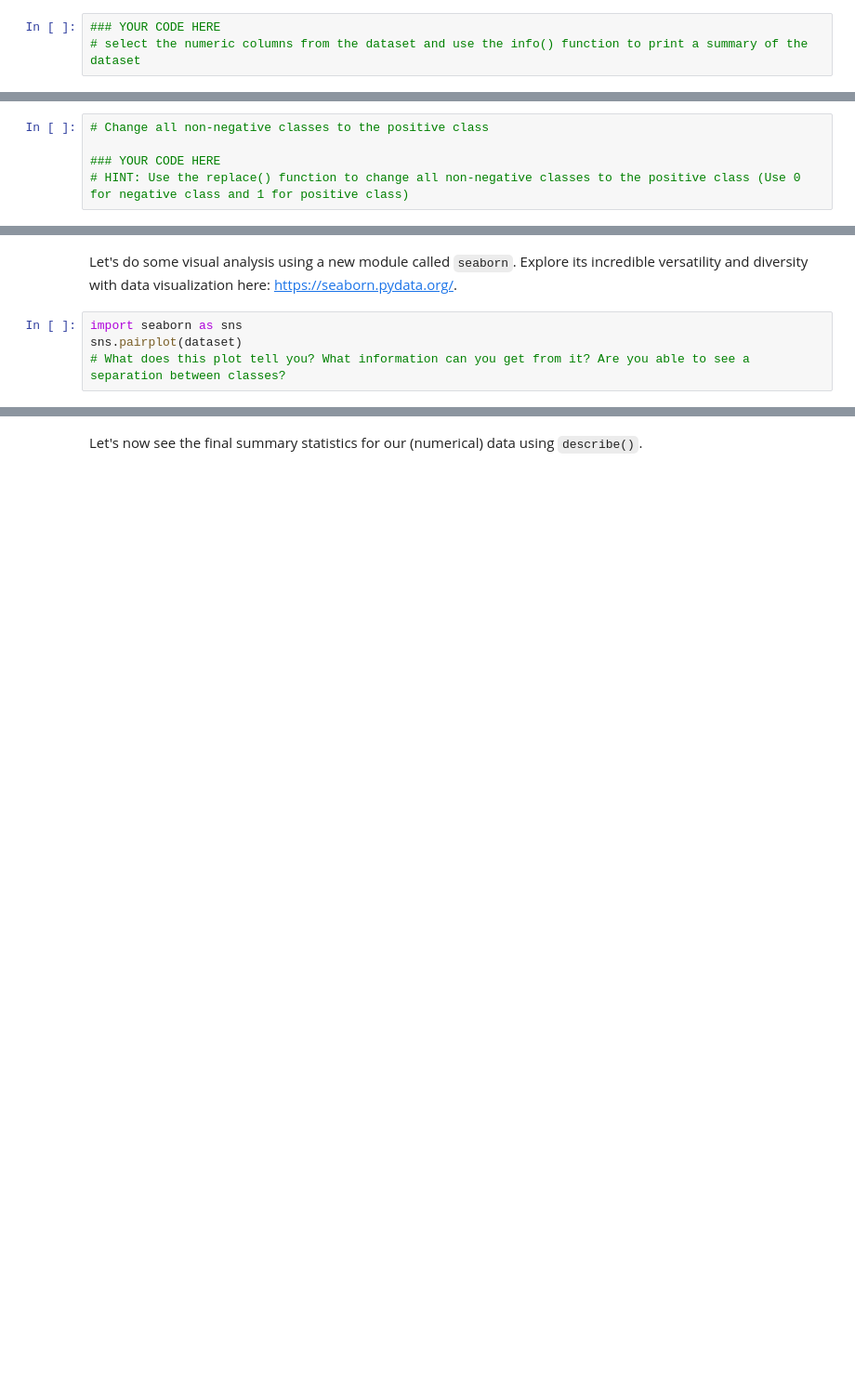
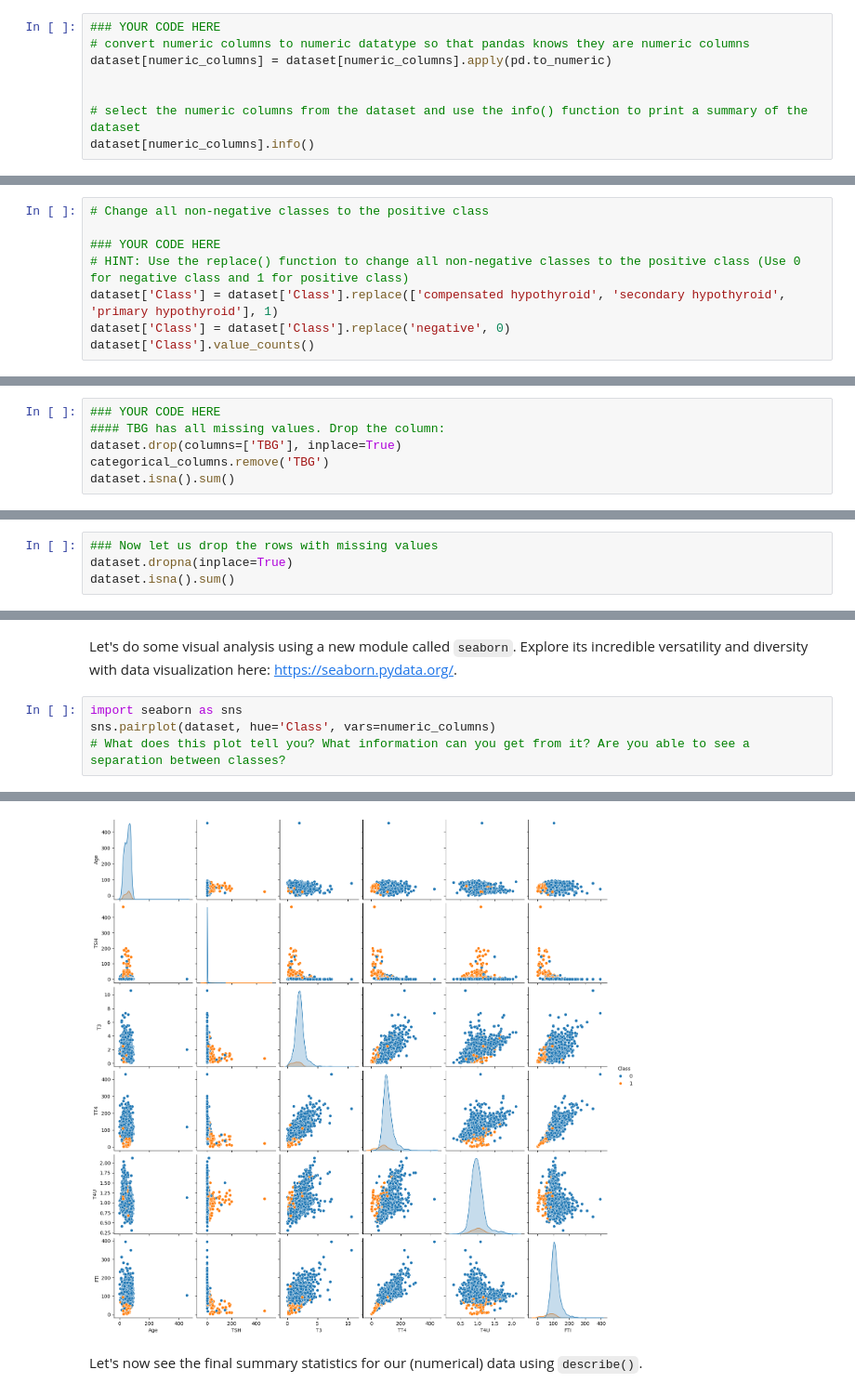
Before and after one commit to KaileyLiou/Medlytics-Fall, a Jupyter notebook: Challenge_Project/Challenge_Project.ipynb, the cells around one changed output, grey strips where cells are left out. Shown at 93% size. Cells and saved outputs as stored; diff of their text form; blank space fills up the shorter version.

```diff
--- a/Challenge_Project/Challenge_Project.ipynb
+++ b/Challenge_Project/Challenge_Project.ipynb
@@ -108,4 +153,9 @@ We also want to drop columns that do not contain useful information (all 2,800 d
 All right, let's take a look now at the info of *just the numeric columns* in the dataset:
 # %%
 ### YOUR CODE HERE
+# convert numeric columns to numeric datatype so that pandas knows they are numeric columns
+dataset[numeric_columns] = dataset[numeric_columns].apply(pd.to_numeric)
+
+
 # select the numeric columns from the dataset and use the info() function to print a summary of the dataset
+dataset[numeric_columns].info()
@@ -148,3 +234,6 @@ Let's make this response variable **binary** for now. If you finish this classif
 
 ### YOUR CODE HERE
 # HINT: Use the replace() function to change all non-negative classes to the positive class (Use 0 for negative class and 1 for positive class)
+dataset['Class'] = dataset['Class'].replace(['compensated hypothyroid', 'secondary hypothyroid', 'primary hypothyroid'], 1)
+dataset['Class'] = dataset['Class'].replace('negative', 0)
+dataset['Class'].value_counts()
@@ -163,0 +258,6 @@ There seems to be quite a few rows with missing data. There are techniques you c
+# %%
+### YOUR CODE HERE
+#### TBG has all missing values. Drop the column:
+dataset.drop(columns=['TBG'], inplace=True)
+categorical_columns.remove('TBG')
+dataset.isna().sum()
@@ -163,0 +282,4 @@ There seems to be quite a few rows with missing data. There are techniques you c
+# %%
+### Now let us drop the rows with missing values
+dataset.dropna(inplace=True)
+dataset.isna().sum()
@@ -178,5 +329,6 @@ The function [**`pandas.corr()`**](https://pandas.pydata.org/pandas-docs/stable/
 Let's do some visual analysis using a new module called `seaborn`. Explore its incredible versatility and diversity with data visualization here: https://seaborn.pydata.org/.
 # %%
 import seaborn as sns
-sns.pairplot(dataset)
+sns.pairplot(dataset, hue='Class', vars=numeric_columns)
 # What does this plot tell you? What information can you get from it? Are you able to see a separation between classes?
+# %% [output]
@@ -183,3 +336,4 @@ sns.pairplot(dataset)
+[figure, added]
 # %% [markdown]
 Let's now see the final summary statistics for our (numerical) data using `describe()`.
 # %%
```
Also changed, not shown: parts of 26 cells of this notebook.
